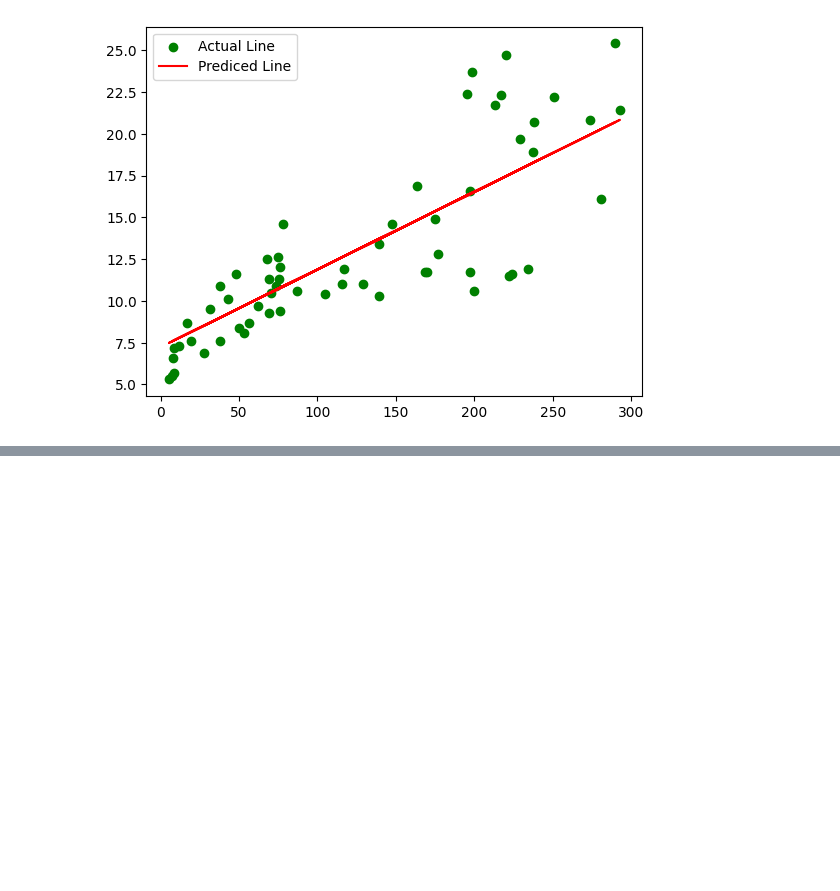
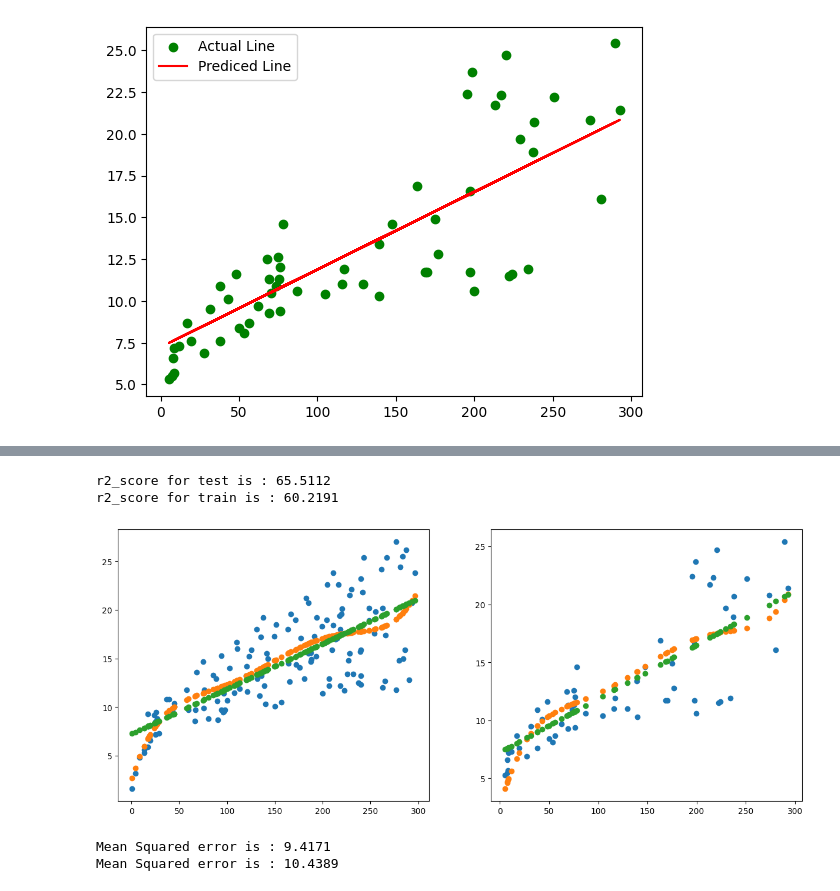
Before and after one commit to vivekkhillar/ML-practice, a Jupyter notebook: Day 32 20-08-2025/simpleLinearRegression.ipynb, the cells around one changed output, grey strips where cells are left out. Cells and saved outputs as stored; diff of their text form; code cells hidden in the pictures; blank space fills up the shorter version.

```diff
--- a/Day 32 20-08-2025/simpleLinearRegression.ipynb
+++ b/Day 32 20-08-2025/simpleLinearRegression.ipynb
@@ -133,0 +152,7 @@ pd.DataFrame([Y_train_pred,Y_test_pred])
+# %%
+# IF YOU INCLUDE THE BIAS IS TRUE THEN IT WILL TAKE ONLY ONE SINGLE COLUMN WITH THE DEGREE ZERO WHERE ADDITIONAL ONE COLUMN WILL ADD WITH THE VALUES 1
+from sklearn.preprocessing import PolynomialFeatures
+poly_features =PolynomialFeatures(degree=5, include_bias=True)
+# poly_features.fit(X_train)
+x_poly_train = poly_features.fit_transform(X_train)
+x_poly_test = poly_features.fit_transform(X_test)
@@ -133,0 +168,3 @@ pd.DataFrame([Y_train_pred,Y_test_pred])
+# %%
+liner_poly_reg = LinearRegression()
+liner_poly_reg
@@ -133,0 +173,2 @@ pd.DataFrame([Y_train_pred,Y_test_pred])
+# %%
+liner_poly_reg.fit(x_poly_train,Y_train)
@@ -133,0 +184,3 @@ pd.DataFrame([Y_train_pred,Y_test_pred])
+# %%
+y_test_poly_pred = liner_poly_reg.predict(x_poly_test)
+y_train_poly_pred = liner_poly_reg.predict(x_poly_train)
@@ -133,0 +203,26 @@ pd.DataFrame([Y_train_pred,Y_test_pred])
+# %%
+print(f'r2_score for test is : {r2_score(Y_test,y_test_poly_pred)*100:.4f}')
+print(f'r2_score for train is : {r2_score(Y_train,y_train_poly_pred)*100:.4f}')
+# %% [output]
+r2_score for test is : 65.5112
+r2_score for train is : 60.2191
+# %%
+plt.figure(figsize = (15,6))
+plt.subplot(1,2,1)
+plt.scatter(X_train,Y_train, label = 'Actuals')
+plt.scatter(X_train,y_train_poly_pred)
+plt.scatter(X_train,Y_train_pred)
+
+plt.subplot(1,2,2)
+plt.scatter(X_test,Y_test, label = 'Actuals')
+plt.scatter(X_test,y_test_poly_pred)
+plt.scatter(X_test,Y_test_pred)
+plt.show()
+# %% [output]
+[figure, added]
+# %%
+print (f'Mean Squared error is : {mean_squared_error(Y_test,y_test_poly_pred):.4f}')
+print (f'Mean Squared error is : {mean_squared_error(Y_train,y_train_poly_pred):.4f}')
+# %% [output]
+Mean Squared error is : 9.4171
+Mean Squared error is : 10.4389
```
Also changed, not shown: parts of 8 cells of this notebook.
